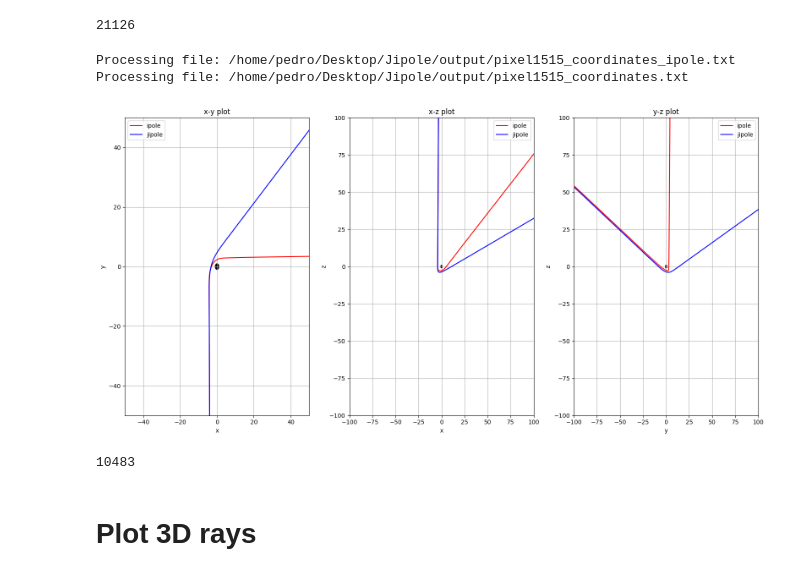
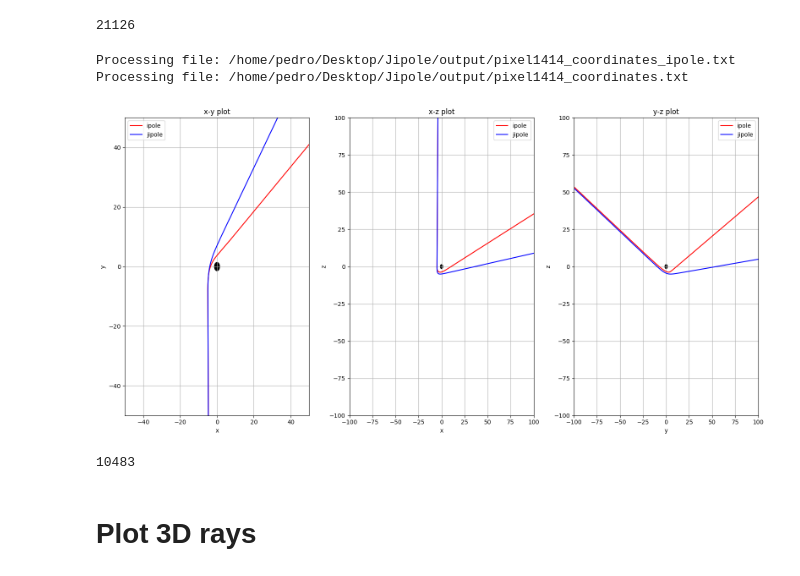
Before and after one commit to pedronaethe/AD_ODE, a Jupyter notebook: notebooks/Analysis.ipynb, the cells around one changed output. Drawn from its saved outputs; the diff is of its cells as text; code cells hidden in the pictures.

```diff
--- a/python_notebooks/Analysis.ipynb
+++ b/notebooks/Analysis.ipynb
@@ -211,11 +211,11 @@ fig, axes = plt.subplots(1, 3, figsize=(16, 8))
 
 # Add black hole circle to each subplot
 for ax in axes:
-    circle = patches.Circle((0, 0), radius=1, fill=True, edgecolor='black', facecolor='black', alpha=1)
+    circle = patches.Circle((0, 0), radius=1.43, fill=True, edgecolor='black', facecolor='black', alpha=1)
     ax.add_patch(circle)
 
-pixel_i = 15
-pixel_j = 15
+pixel_i = 14
+pixel_j = 14
 
 for label, fname in [('ipole', f'pixel{pixel_i}{pixel_j}_coordinates_ipole.txt'),
                      ('jipole', f'pixel{pixel_i}{pixel_j}_coordinates.txt')]:
@@ -255,36 +255,36 @@ for label, fname in [('ipole', f'pixel{pixel_i}{pixel_j}_coordinates_ipole.txt')
         axes[2].plot(y, z, color=colors[label], label=label)
 
 axes[0].set_xlabel('x')
 axes[0].set_ylabel('y')
 axes[0].set_xlim(-50, 50)
 axes[0].set_ylim(-50, 50)
 axes[0].grid(True)
 axes[0].set_title('x-y plot')
 axes[0].legend()
 
 axes[1].set_xlabel('x')
 axes[1].set_ylabel('z')
 axes[1].set_xlim(-100, 100)
 axes[1].set_ylim(-100, 100)
 axes[1].grid(True)
 axes[1].set_title('x-z plot')
 axes[1].legend()
 
 axes[2].set_xlabel('y')
 axes[2].set_ylabel('z')
 axes[2].set_xlim(-100, 100)
 axes[2].set_ylim(-100, 100)
 axes[2].grid(True)
 axes[2].set_title('y-z plot')
 axes[2].legend()
 
 plt.tight_layout()
 plt.show()
 gc.collect()
 # %% [output]
-Processing file: /home/pedro/Desktop/Jipole/output/pixel1515_coordinates_ipole.txt
-Processing file: /home/pedro/Desktop/Jipole/output/pixel1515_coordinates.txt
+Processing file: /home/pedro/Desktop/Jipole/output/pixel1414_coordinates_ipole.txt
+Processing file: /home/pedro/Desktop/Jipole/output/pixel1414_coordinates.txt
-[figure, old version]
+[figure, new version]
 10483
 # %% [markdown]
 # Plot 3D rays
```
Also changed, not shown: parts of 1 cell of this notebook, 11 other files.
